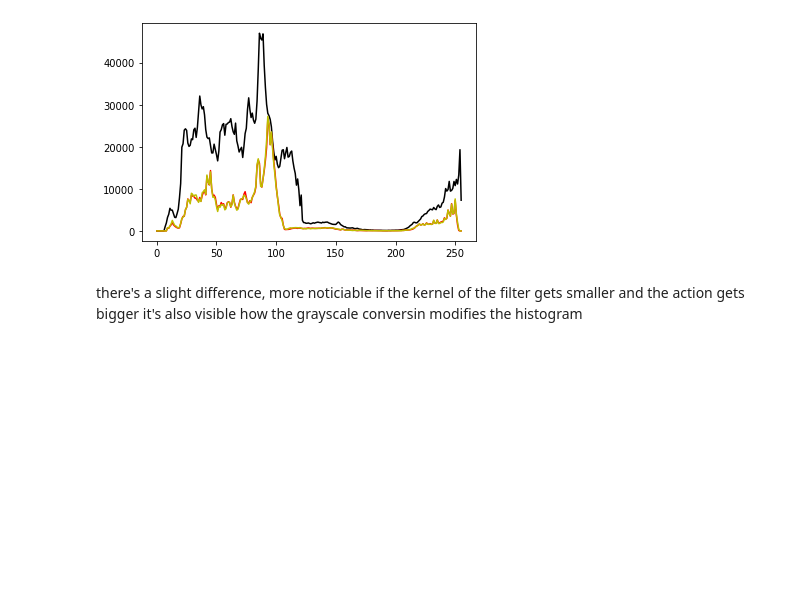
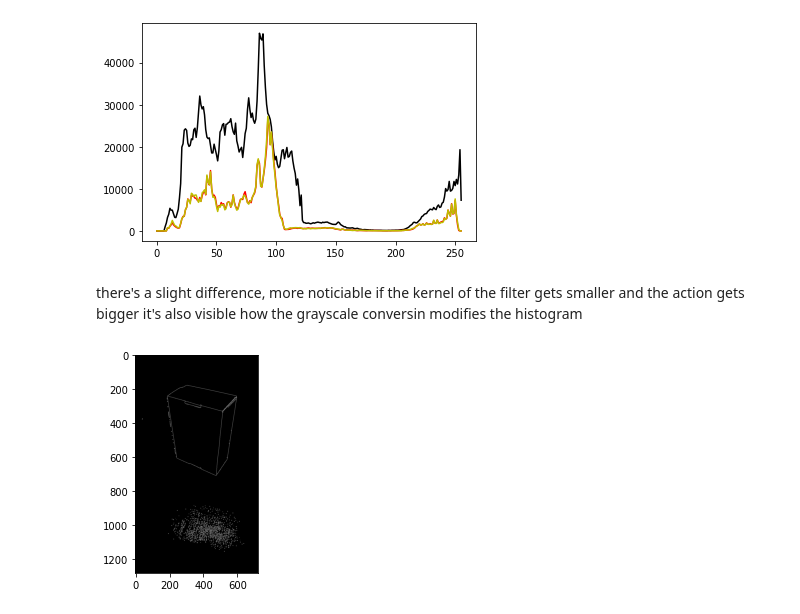
Before and after one commit to Cangio/CV-Alma-X, a Jupyter notebook: 1-box/channel_mask_n_edges.ipynb, the cells around one changed output. Cells and saved outputs as stored; diff of their text form; code cells hidden in the pictures; blank space fills up the shorter version.

Commit message:
more contours recognition tests and rectangles detection

```diff
--- a/1-box/channel_mask_n_edges.ipynb
+++ b/1-box/channel_mask_n_edges.ipynb
@@ -53,7 +53,9 @@ from matplotlib import pyplot as plt
 debug=0
 debhist=0
 debhsv=0
-image=cv2.cvtColor(cv2.imread('body/box4.jpg'),cv2.COLOR_BGR2RGB)
+debresult=0
+debcanny=1
+image=cv2.cvtColor(cv2.imread('body/box3.jpg'),cv2.COLOR_BGR2RGB)
 if debug:
     plt.imshow(image)
     plt.show()
@@ -87,32 +89,50 @@ rimage=cv2.bitwise_and(imager,imager,mask=redmask)
 greenlow=(0)
 greenhigh=(115)
 greenmask= cv2.bitwise_not(cv2.inRange(imageg,greenlow,greenhigh))
 gimage=cv2.bitwise_and(imageg,imageg,mask=greenmask)
 bluelow=(0)
 bluehigh=(115)
 bluemask= cv2.bitwise_not(cv2.inRange(imageb,bluelow,bluehigh))
 bimage=cv2.bitwise_and(imageb,imageb,mask=bluemask)
 #channel merging
 imagem=cv2.merge((rimage,gimage,bimage))
-if debug:
+if debresult:
     plt.imshow(cv2.cvtColor(imagem, cv2.COLOR_RGB2GRAY),cmap='gray')
     plt.show()
 # result using colors for mask in hsv space
 if debhsv:
     redlow=cv2.cvtColor(np.uint8([[[0,0,0 ]]]),cv2.COLOR_BGR2HSV)
     redhigh=cv2.cvtColor(np.uint8([[[0,135,0 ]]]),cv2.COLOR_BGR2HSV)
     redmask= cv2.bitwise_not(cv2.inRange(imager,redlow,redhigh))#killmaskt
     rimage=cv2.bitwise_and(imager,imager,mask=redmask)
     greenlow=cv2.cvtColor(np.uint8([[[0,0,0 ]]]),cv2.COLOR_BGR2HSV)
     greenhigh=cv2.cvtColor(np.uint8([[[0,115,0 ]]]),cv2.COLOR_BGR2HSV)
     greenmask= cv2.bitwise_not(cv2.inRange(imageg,greenlow,greenhigh))
     gimage=cv2.bitwise_and(imageg,imageg,mask=greenmask)
     bluelow=cv2.cvtColor(np.uint8([[[0,0,0 ]]]),cv2.COLOR_BGR2HSV)
     bluehigh=cv2.cvtColor(np.uint8([[[0,115,0 ]]]),cv2.COLOR_BGR2HSV)
     bluemask= cv2.bitwise_not(cv2.inRange(imageb,bluelow,bluehigh))
     bimage=cv2.bitwise_and(imageb,imageb,mask=bluemask)
     imagem=cv2.merge((rimage,gimage,bimage))
     plt.imshow(cv2.cvtColor(imagem, cv2.COLOR_RGB2GRAY),cmap='gray')
     plt.show()
 ##color thresholding its still possible also in HSV space, but the range should be changed
-#edges of merged and channels
+
+#mask on the original image without channel separation
+wholelow=(0,0,0)
+wholehigh=(135,115,115)
+wholemask= cv2.bitwise_not(cv2.inRange(image,wholelow,wholehigh))#killmaskt
+wholeimage=cv2.bitwise_and(image,image,mask=wholemask)
+if debresult:
+    plt.imshow(cv2.cvtColor(wholeimage, cv2.COLOR_RGB2GRAY),cmap='gray')
+    plt.show()
+## the result it's clearly equal to the one on separated channels
+#edges/contours on the masked image
+filterparam=(100,20,0)
+imagedges=cv2.Canny(cv2.cvtColor(wholeimage, cv2.COLOR_RGB2GRAY),filterparam[0], filterparam[1], filterparam[2])
+if debcanny:
+    plt.imshow(imagedges,cmap='gray')
+    plt.show()
+# opening/closing for removing noise
+# %% [output]
+[figure, added]
```
Also changed, not shown: parts of 6 cells of this notebook, 9 other files.
